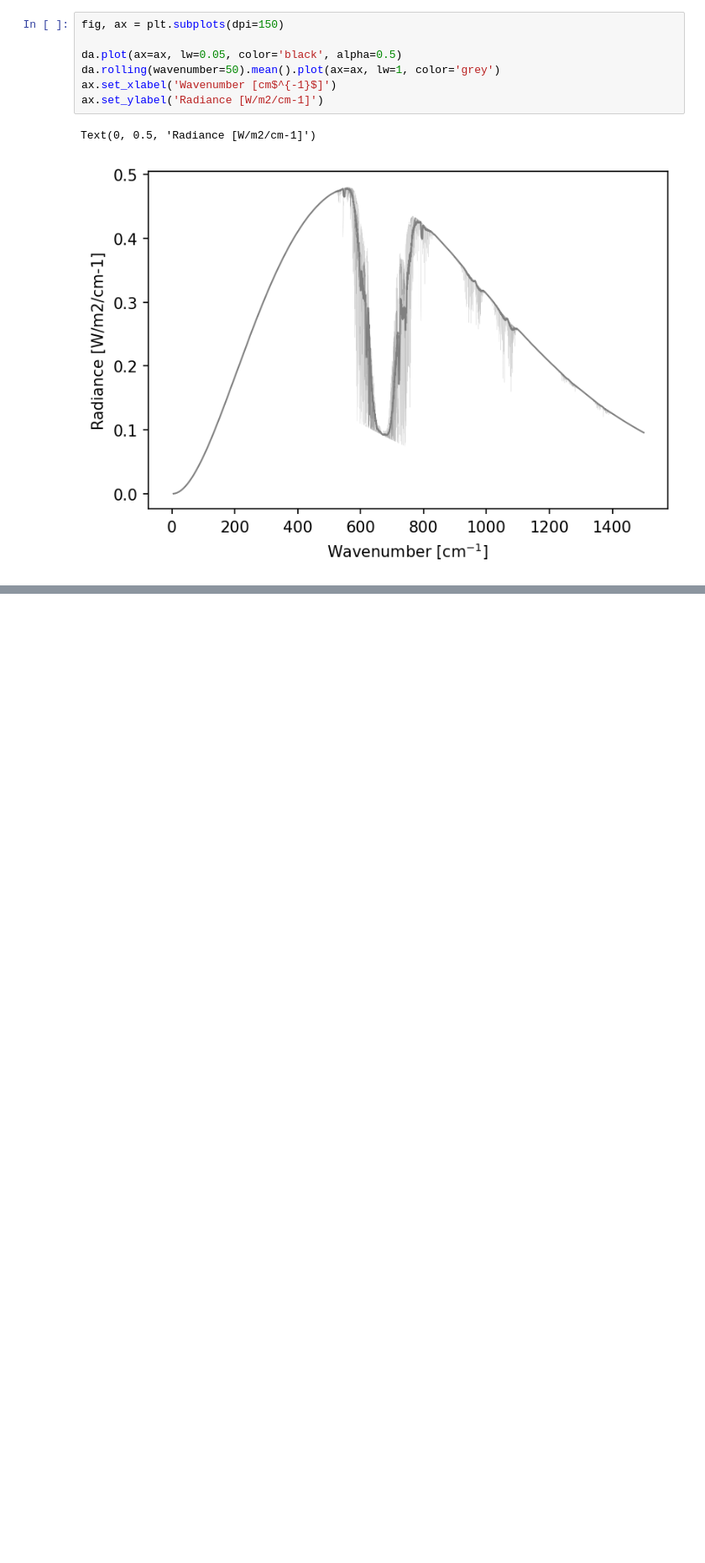
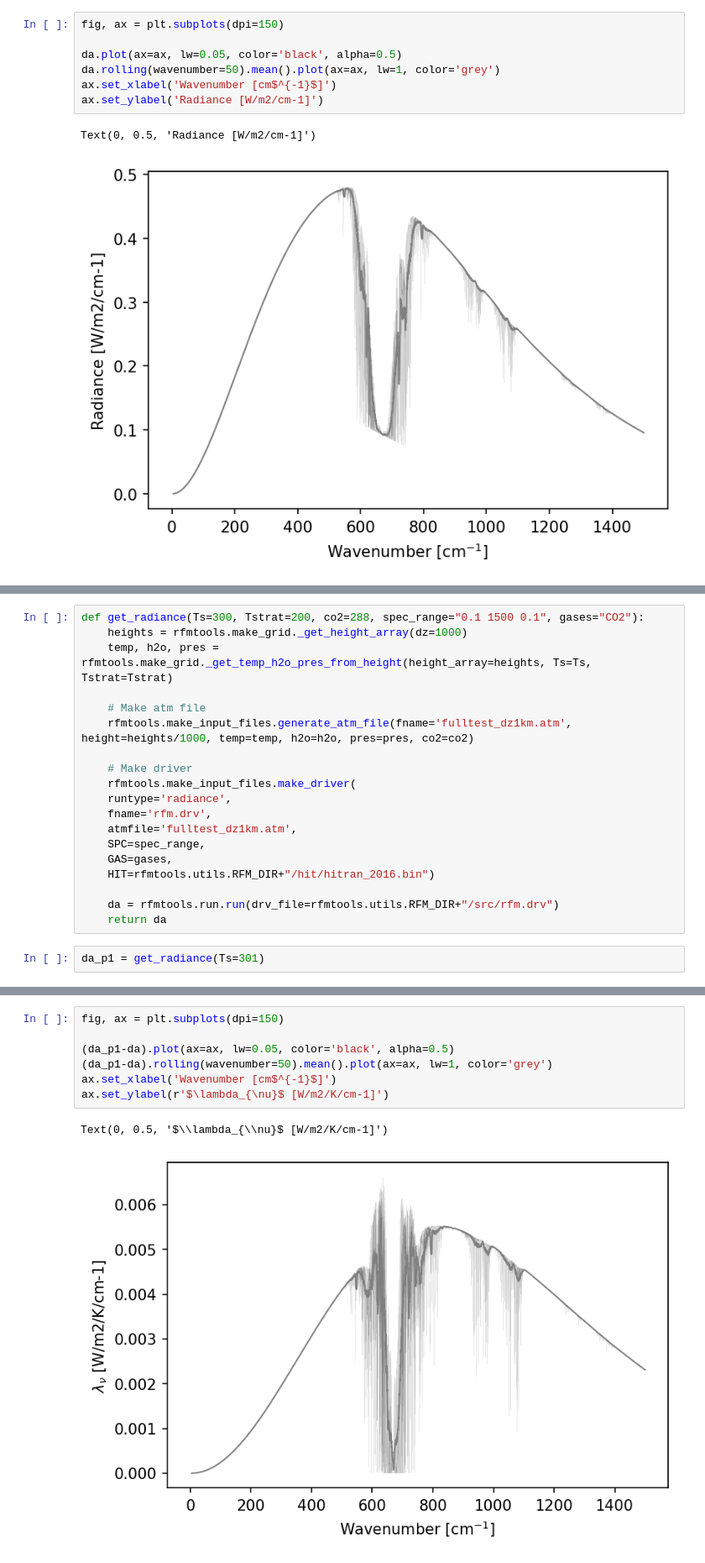
Before and after one commit to AndrewILWilliams/rfmtools, a Jupyter notebook: examples/1_run_rfm.ipynb, the cells around one changed output, grey strips where cells are left out. Shown at 84% size. Saved outputs shown, nothing was run; the diff lists cells and outputs as text; blank space fills up the shorter version.

```diff
--- a/examples/1_run_rfm.ipynb
+++ b/examples/1_run_rfm.ipynb
@@ -59,0 +62,21 @@ Text(0, 0.5, 'Radiance [W/m2/cm-1]')
+# %%
+def get_radiance(Ts=300, Tstrat=200, co2=288, spec_range="0.1 1500 0.1", gases="CO2"):
+    heights = rfmtools.make_grid._get_height_array(dz=1000)
+    temp, h2o, pres = rfmtools.make_grid._get_temp_h2o_pres_from_height(height_array=heights, Ts=Ts, Tstrat=Tstrat)
+
+    # Make atm file
+    rfmtools.make_input_files.generate_atm_file(fname='fulltest_dz1km.atm', height=heights/1000, temp=temp, h2o=h2o, pres=pres, co2=co2)
+
+    # Make driver
+    rfmtools.make_input_files.make_driver(
+    runtype='radiance',
+    fname='rfm.drv',
+    atmfile='fulltest_dz1km.atm',
+    SPC=spec_range,
+    GAS=gases,
+    HIT=rfmtools.utils.RFM_DIR+"/hit/hitran_2016.bin")
+
+    da = rfmtools.run.run(drv_file=rfmtools.utils.RFM_DIR+"/src/rfm.drv")
+    return da
+# %%
+da_p1 = get_radiance(Ts=301)
@@ -59,0 +96,10 @@ Text(0, 0.5, 'Radiance [W/m2/cm-1]')
+# %%
+fig, ax = plt.subplots(dpi=150)
+
+(da_p1-da).plot(ax=ax, lw=0.05, color='black', alpha=0.5)
+(da_p1-da).rolling(wavenumber=50).mean().plot(ax=ax, lw=1, color='grey')
+ax.set_xlabel('Wavenumber [cm$^{-1}$]')
+ax.set_ylabel(r'$\lambda_{\nu}$ [W/m2/K/cm-1]')
+# %% [output]
+Text(0, 0.5, '$\\lambda_{\\nu}$ [W/m2/K/cm-1]')
+[figure, added]
```
Also changed, not shown: parts of 8 cells of this notebook.
